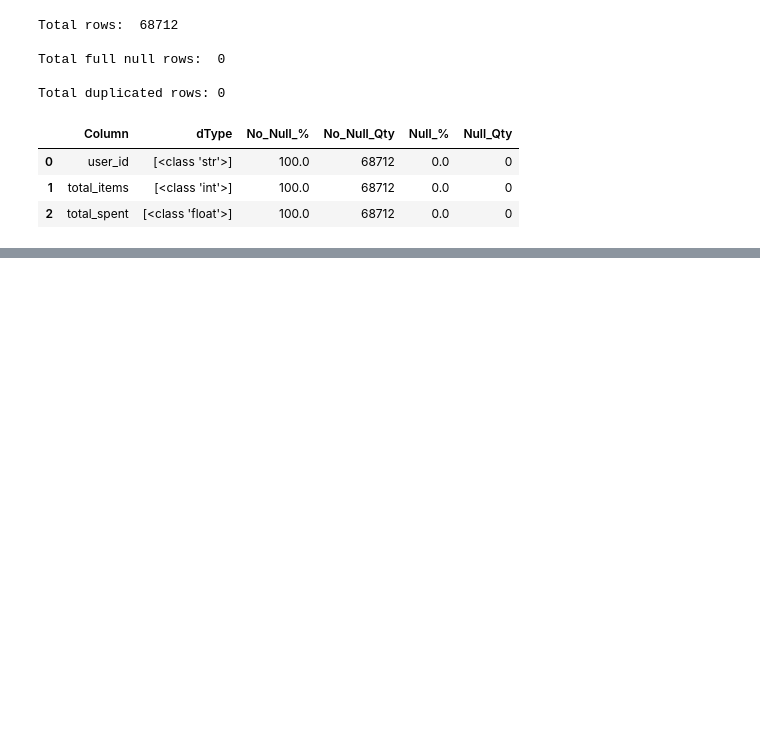
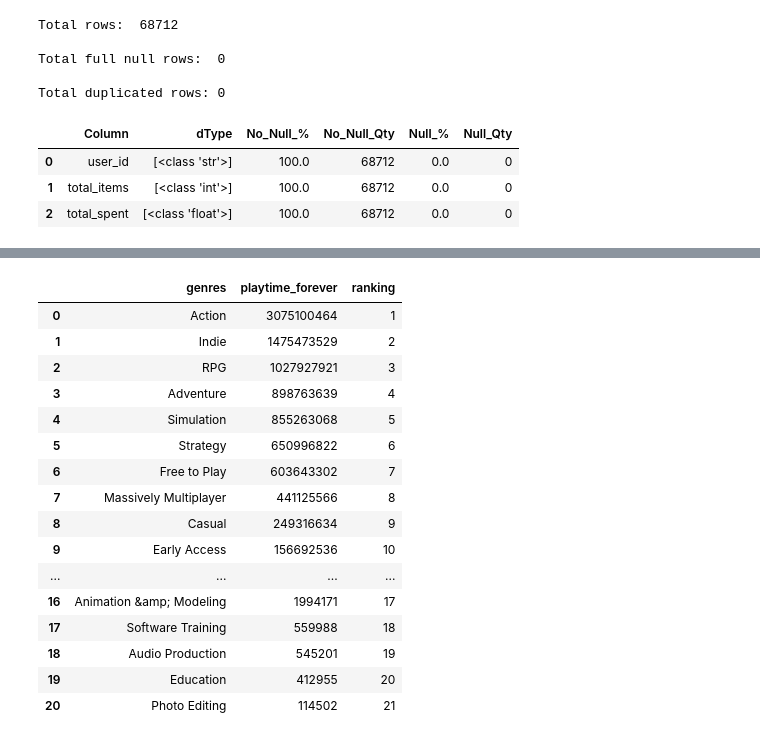
Before and after one commit to Slindex/ML-Rec-System-Steam, a Jupyter notebook: Feature_eng.ipynb, the cells around one changed output, grey strips where cells are left out. Cells and saved outputs as stored; diff of their text form; code cells hidden in the pictures; blank space fills up the shorter version.

```diff
--- a/Feature_eng.ipynb
+++ b/Feature_eng.ipynb
@@ -165,0 +319,2 @@ u_spentlog.to_csv('userdata_pq.csv', index=False)
+# %%
+df_genre = df_genre.explode('genres')
@@ -165,0 +337,2 @@ u_spentlog.to_csv('userdata_pq.csv', index=False)
+# %%
+df_genre_t = df_genre.groupby('genres').agg({'playtime_forever': 'sum'}).reset_index()
@@ -165,0 +359,24 @@ u_spentlog.to_csv('userdata_pq.csv', index=False)
+# %%
+df_genre_t = df_genre_t.sort_values(by='playtime_forever', ascending=False).reset_index(drop=True)
+# %%
+df_genre_t['ranking'] = range(1, len(df_genre_t)+1)
+# %%
+df_genre_t
+# %% [output]
+|  | genres | playtime_forever | ranking |
+| 0 | Action | 3075100464 | 1 |
+| 1 | Indie | 1475473529 | 2 |
+| 2 | RPG | 1027927921 | 3 |
+| 3 | Adventure | 898763639 | 4 |
+| 4 | Simulation | 855263068 | 5 |
+| 5 | Strategy | 650996822 | 6 |
+| 6 | Free to Play | 603643302 | 7 |
+| 7 | Massively Multiplayer | 441125566 | 8 |
+| 8 | Casual | 249316634 | 9 |
+| 9 | Early Access | 156692536 | 10 |
+| ... | ... | ... | ... |
+| 16 | Animation &amp; Modeling | 1994171 | 17 |
+| 17 | Software Training | 559988 | 18 |
+| 18 | Audio Production | 545201 | 19 |
+| 19 | Education | 412955 | 20 |
+| 20 | Photo Editing | 114502 | 21 |
```
Also changed, not shown: parts of 22 cells of this notebook, 1 other file.
